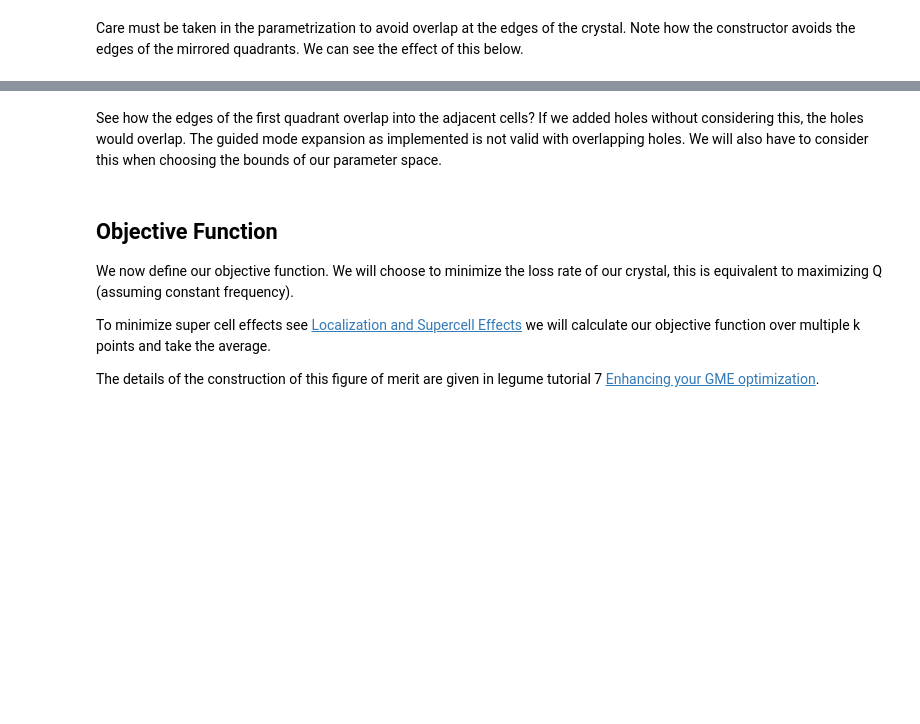
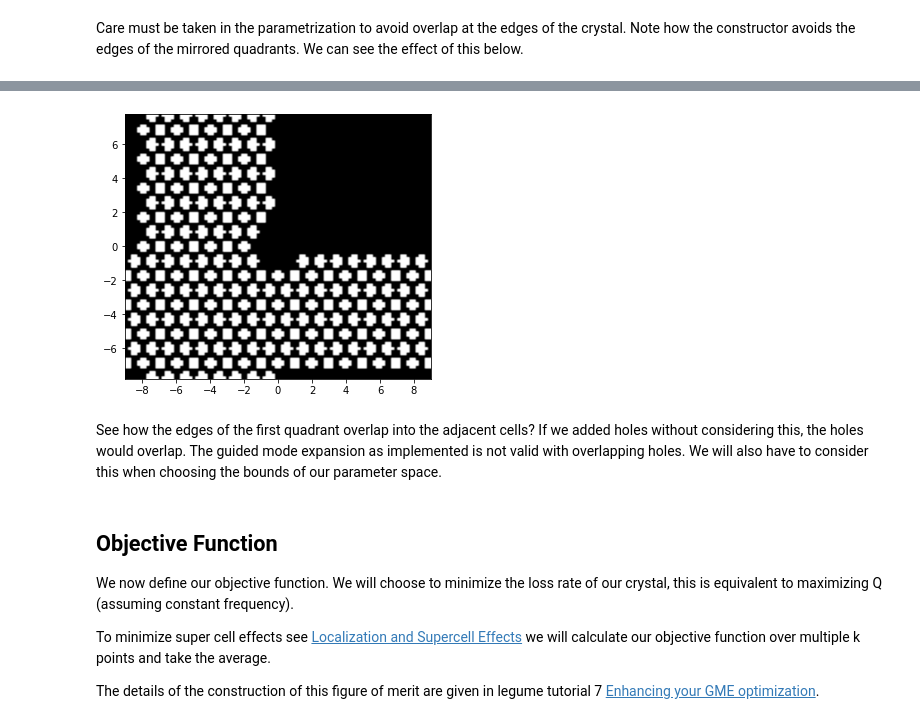
Before and after one commit to ENPH-2113-Silicon-Photonics/legume, a Jupyter notebook: chickpea_docs/07_Optimizing_the_H2_Cavity.ipynb, the cells around one changed output, grey strips where cells are left out. Cells and saved outputs as stored; diff of their text form; code cells hidden in the pictures; blank space fills up the shorter version.

```diff
--- a/chickpea_docs/07_Optimizing_the_H2_Cavity.ipynb
+++ b/chickpea_docs/07_Optimizing_the_H2_Cavity.ipynb
@@ -117,29 +122,31 @@ ax=legume.viz.eps_xy(phc_quad_1, z=dslab/2, Nx=100, Ny=100)
 # %%
 def cavity_quadrant_234(dx, dy):
     # Initialize PhC
     phc = legume.PhotCryst(lattice)
 
     # Add a layer to the PhC
     phc.add_layer(d=dslab, eps_b=n_slab**2)
 
     # Apply holes symmetrically in the four quadrants
     for ic, x in enumerate(xp):
         yc = yp[ic] if yp[ic] == 0 else yp[ic] + dy[ic]
         xc = x if x == 0 else xp[ic] + dx[ic]
 
         # Comment out the first quadrant for demonstration
         """
         phc.add_shape(legume.Circle(x_cent=xc, y_cent=yc, r=ra))
         """
         if nx-0.6 > xp[ic] > 0 and (ny-1.1)*np.sqrt(3)/2 > yp[ic] > 0:
             phc.add_shape(legume.Circle(x_cent=-xc, y_cent=-yc, r=ra))
         if nx-1.6 > xp[ic] > 0:
             phc.add_shape(legume.Circle(x_cent=-xc, y_cent=yc, r=ra))
         if (ny-1.1)*np.sqrt(3)/2 > yp[ic] > 0 and nx-1.1 > xp[ic]:
             phc.add_shape(legume.Circle(x_cent=xc, y_cent=-yc, r=ra))
     return phc
 phc_quade_234=cavity_quadrant_234(dx,dy)
-ax=legume.viz.eps_xy(phc_quade_234, z=dslab/2, Nx=100, Ny=100)
+legume.viz.eps_xy(phc_quade_234, z=dslab/2, Nx=100, Ny=100)
+# %% [output]
+[figure, added]
 # %% [markdown]
 See how the edges of the first quadrant overlap into the adjacent cells? If we added holes without considering this, the
 holes would overlap. The guided mode expansion as implemented is not valid with overlapping holes.
```
Also changed, not shown: parts of 6 cells of this notebook, 4 other files.
